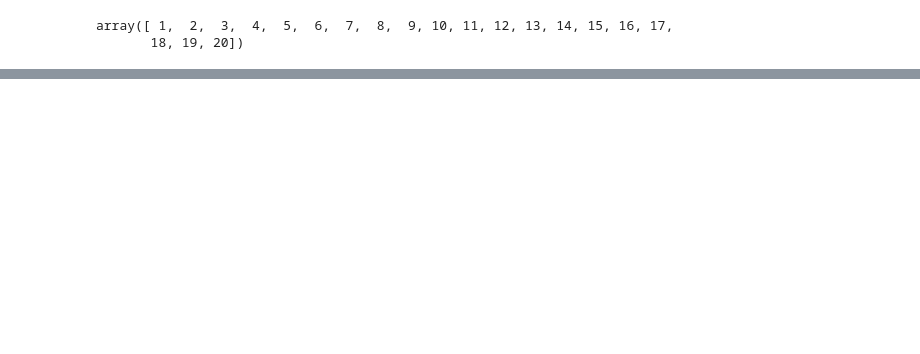
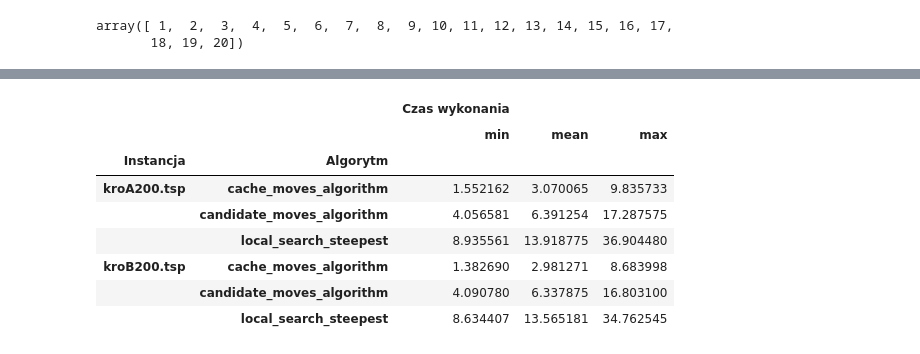
Before and after one commit to majsterkovic/imo, a Jupyter notebook: lab3/local-search-python/code.ipynb, the cells around one changed output, grey strips where cells are left out. Cells and saved outputs as stored; diff of their text form; code cells hidden in the pictures; blank space fills up the shorter version.

```diff
--- a/lab3/local-search-python/code.ipynb
+++ b/lab3/local-search-python/code.ipynb
@@ -563,0 +657,18 @@ for i in range(100):
+# %%
+stats = results_without_length.groupby(['Instancja', 'Algorytm']).agg(['min', 'mean', 'max'])
+
+
+stats = stats.round({('Length', 'min'): 2, ('Length', 'mean'): 2, ('Length', 'max'): 2,
+                     ('Time', 'min'): 4, ('Time', 'mean'): 4, ('Time', 'max'): 4})
+
+stats
+# %% [output]
+|  |  | Czas wykonania |  |  |
+|  |  | min | mean | max |
+| Instancja | Algorytm |  |  |  |
+| kroA200.tsp | cache_moves_algorithm | 1.552162 | 3.070065 | 9.835733 |
+|  | candidate_moves_algorithm | 4.056581 | 6.391254 | 17.287575 |
+|  | local_search_steepest | 8.935561 | 13.918775 | 36.904480 |
+| kroB200.tsp | cache_moves_algorithm | 1.382690 | 2.981271 | 8.683998 |
+|  | candidate_moves_algorithm | 4.090780 | 6.337875 | 16.803100 |
+|  | local_search_steepest | 8.634407 | 13.565181 | 34.762545 |
```
Also changed, not shown: parts of 11 cells of this notebook, 14 other files.
